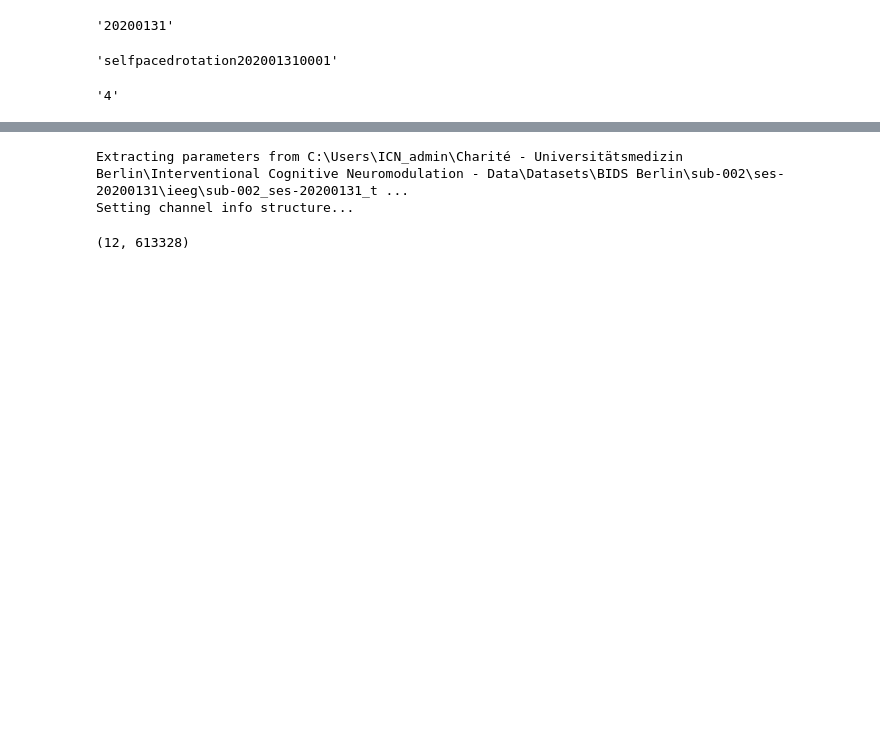
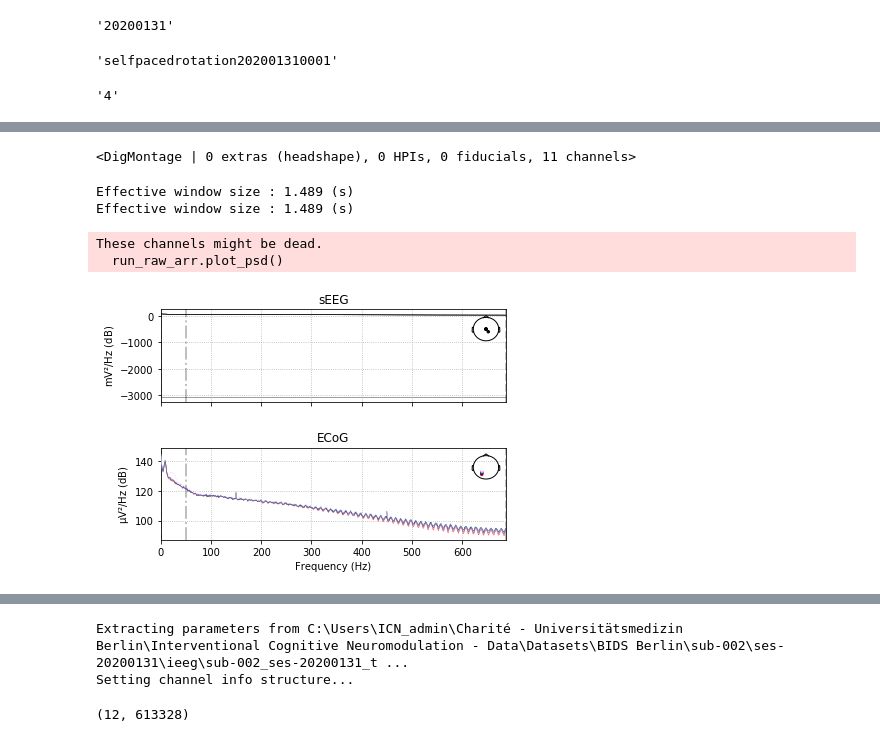
Before and after one commit to neuromodulation/icn, a Jupyter notebook: icn_m1/restructure/check_pipeline.ipynb, the cells around one changed output, grey strips where cells are left out. Cells and saved outputs as stored; diff of their text form; code cells hidden in the pictures; blank space fills up the shorter version.

```diff
--- a/icn_m1/restructure/check_pipeline.ipynb
+++ b/icn_m1/restructure/check_pipeline.ipynb
@@ -84,0 +88,5 @@ run
+# %%
+run_path = mne_bids.BIDSPath(subject=subject, session=sess, task=task, run=run,
+                     suffix="ieeg", root=settings["BIDS_path"], datatype="ieeg")
+# %%
+run_raw_arr = mne_bids.read_raw_bids(run_path)
@@ -84,0 +118,4 @@ run
+# %%
+run_raw_arr.get_montage()
+# %% [output]
+<DigMontage | 0 extras (headshape), 0 HPIs, 0 fiducials, 11 channels>
@@ -84,0 +128,9 @@ run
+# %%
+run_raw_arr.plot_psd()
+plt.show()
+# %% [output]
+Effective window size : 1.489 (s)
+Effective window size : 1.489 (s)
+These channels might be dead.
+  run_raw_arr.plot_psd()
+[figure, added]
```
Also changed, not shown: parts of 8 cells of this notebook, 2 other files.
